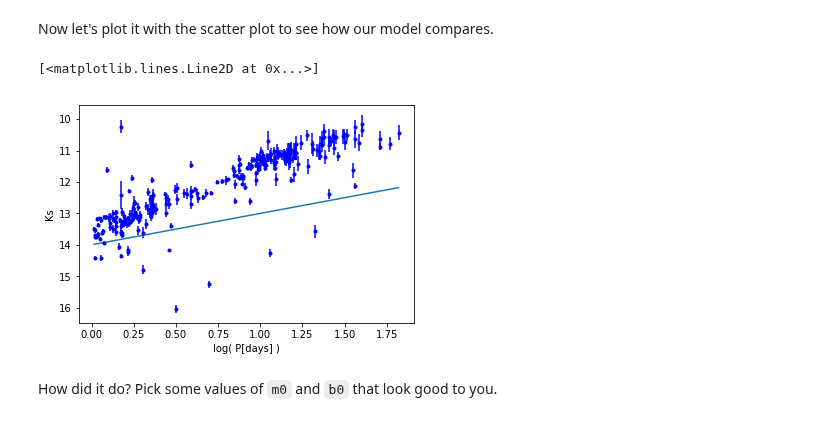
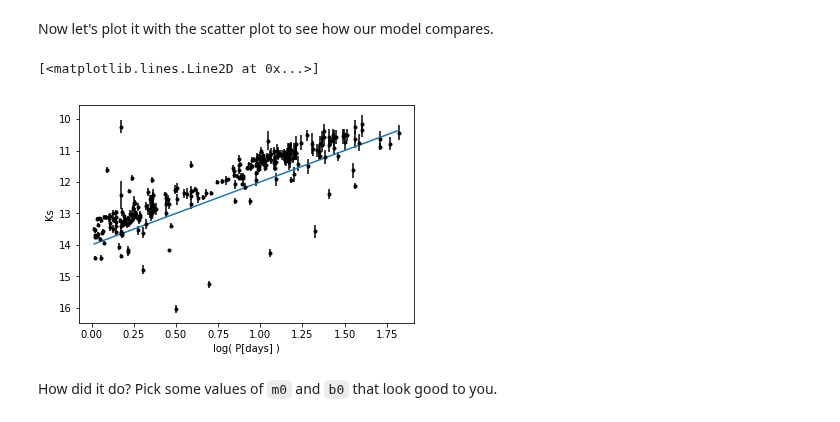
Before and after one commit to astropy/astropy-tutorials, a Jupyter notebook: tutorials/astropy-modeling/astropy-modeling.ipynb, the cells around one changed output. Cells and saved outputs as stored; diff of their text form; code cells hidden in the pictures.

```diff
--- a/tutorials/astropy-modeling/astropy-modeling.ipynb
+++ b/tutorials/astropy-modeling/astropy-modeling.ipynb
@@ -50,17 +50,32 @@ This print tells us that there is 1 table (index = 0) with 16 columns and 24 row
 print(catalog[0].keys())
 # %% [output]
 ['VVV-ID', 'OGLE-ID', 'Period', 'Class', '__Vmag_', '__Imag_', '__Jmag_', '__Hmag_', '__Ksmag_', 'e__Jmag_', 'e__Hmag_', 'e__Ksmag_', 'E_J-Ks_', 'Simbad', '_RA', '_DE']
+# %%
+def clean_data(data_list):
+    ## Returns a filter for cases where all the data is finite
+    filters = np.array([np.isfinite(d) for d in data_list], dtype=bool)
+    result  = np.ones_like(data_list[0])
+    for f in filters:
+        result = np.logical_and(result, f)
+    return result
 # %%
 # We want the Period and K-band magnitudes ('__Ksmag_')
 period = np.array(catalog[0]['Period']) # recast table.column to np.array
 k_mag = np.array(catalog[0]['__Ksmag_'])
 k_mag_err = np.array(catalog[0]['e__Ksmag_'])
 
+# after creating np.arrays from the table.column we ended up replacing
+# the column titles with nans so we need to filter them out
+myfilt = clean_data([period, k_mag, k_mag_err])
+period = period[myfilt]
+k_mag = k_mag[myfilt]
+k_mag_err = k_mag_err[myfilt]
+
 log10_period = np.log10(period) # the Period-Luminosity relation is actually
                                 # a log-log relation
 
 # visualize the data
-plt.errorbar(log10_period,k_mag,yerr=k_mag_err,fmt='b.')
+plt.errorbar(log10_period,k_mag,yerr=k_mag_err,fmt='k.')
 plt.xlabel('log( P[days] )')
 plt.ylabel(r'Ks')
 # %% [output]
@@ -99,19 +114,19 @@ Now let's set up a grid of $x$ values and evaluate our line function with our fa
 nx    = 1000  # Number of x values to use in our grid
 xgrid = np.linspace(np.min(log10_period), np.max(log10_period), nx)
 
-m0, b0 = -1.0, 14.0 # don't forget, we flipped the y-axis, so the slope should be negative!
+m0, b0 = -2.0, 14.0 # don't forget, we flipped the y-axis, so the slope should be negative!
 model0 = my_line(xgrid, m0, b0)
 # %% [markdown]
 Now let's plot it with the scatter plot to see how our model compares.
 # %%
-plt.errorbar(log10_period,k_mag,yerr=k_mag_err,fmt='b.')
+plt.errorbar(log10_period,k_mag,yerr=k_mag_err,fmt='k.')
 plt.xlabel('log( P[days] )')
 plt.ylabel(r'Ks')
 plt.gca().invert_yaxis()
 
 plt.plot(xgrid, model0)
 # %% [output]
 [<matplotlib.lines.Line2D at 0x...>]
-[figure, old version]
+[figure, new version]
 # %% [markdown]
 How did it do?  Pick some values of `m0` and `b0` that look good to you.
```
Also changed, not shown: parts of 12 cells of this notebook.
